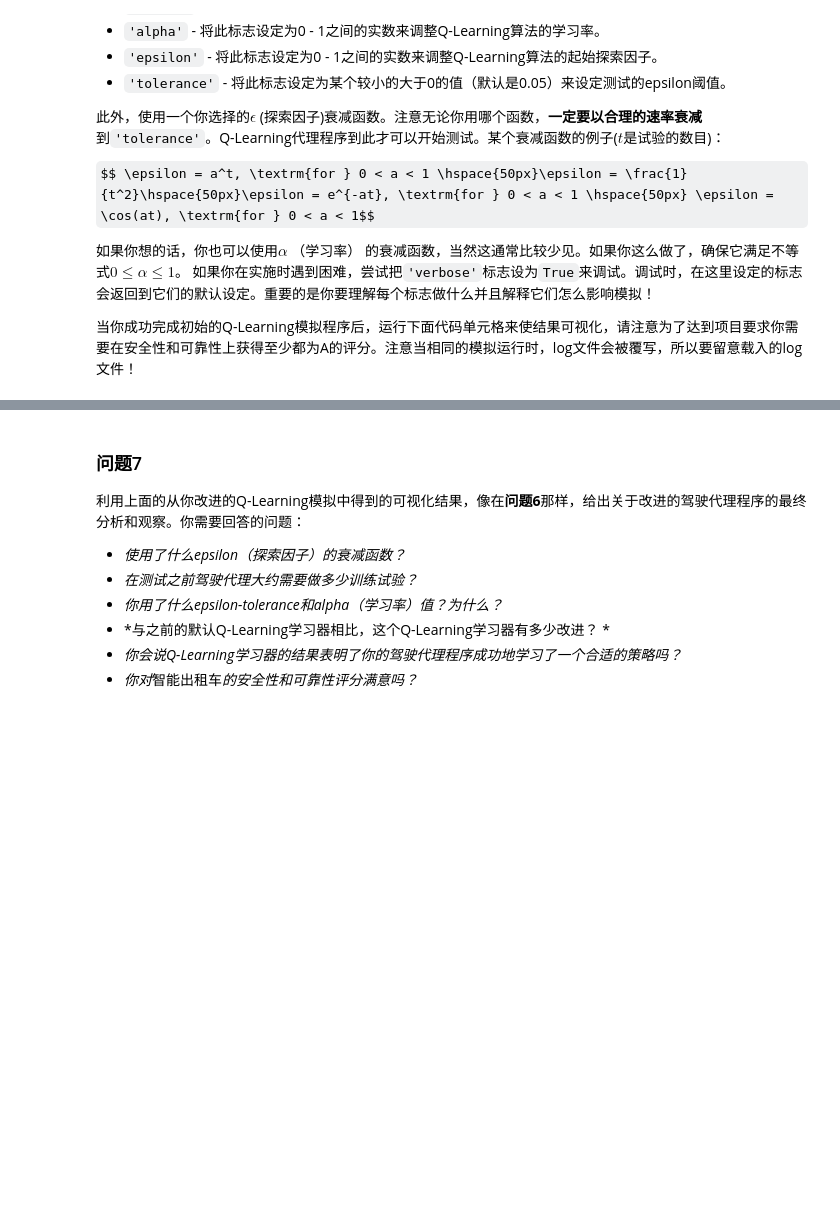
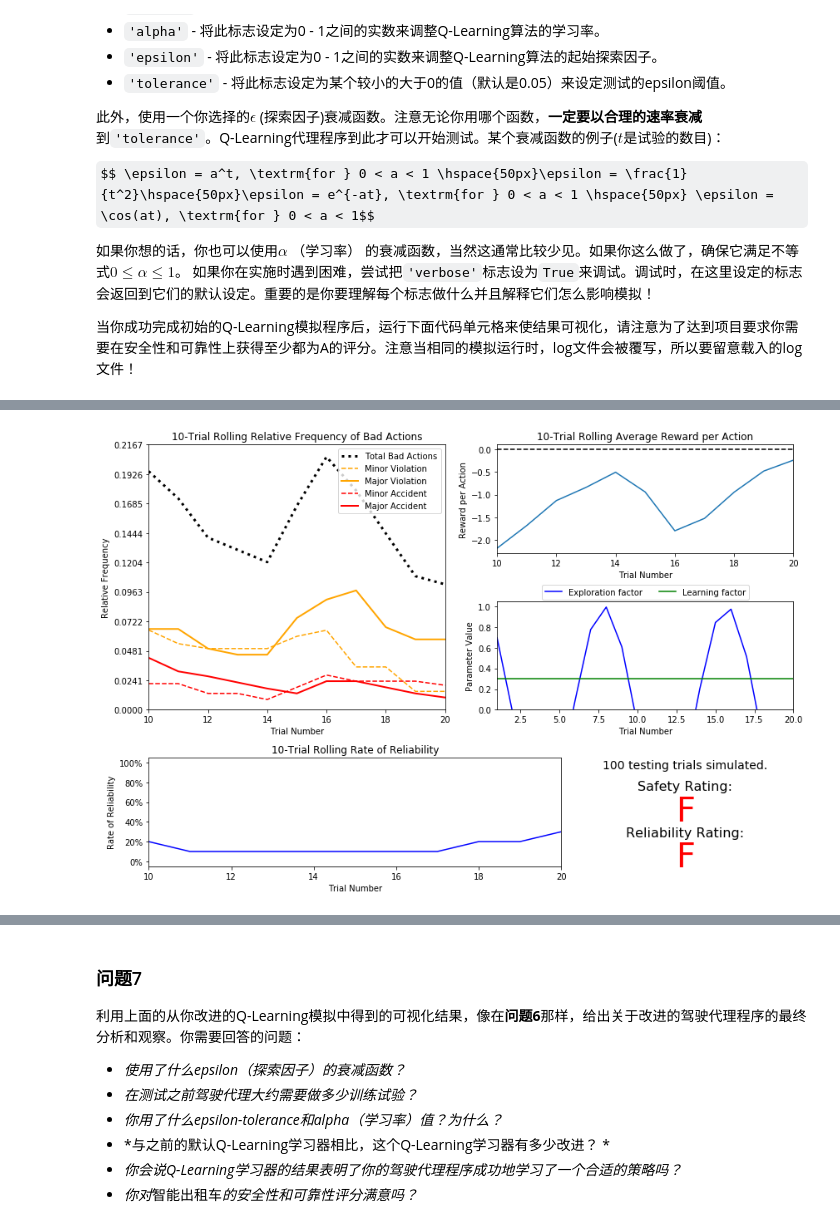
Before and after one commit to aesne/smartcab, a Jupyter notebook: smartcab.ipynb, the cells around one changed output, grey strips where cells are left out. Saved outputs shown, nothing was run; the diff lists cells and outputs as text; code cells hidden in the pictures; some formulas as TeX source; blank space fills up the shorter version.

```diff
--- a/smartcab.ipynb
+++ b/smartcab.ipynb
@@ -242,0 +253,4 @@ vs.plot_trials('sim_improved-learning.csv')
+# %%
+vs.plot_trials('sim_improved-learning_Trigonometric.csv')
+# %% [output]
+[figure, added]
```
Also changed, not shown: parts of 9 cells of this notebook, 11 other files.
